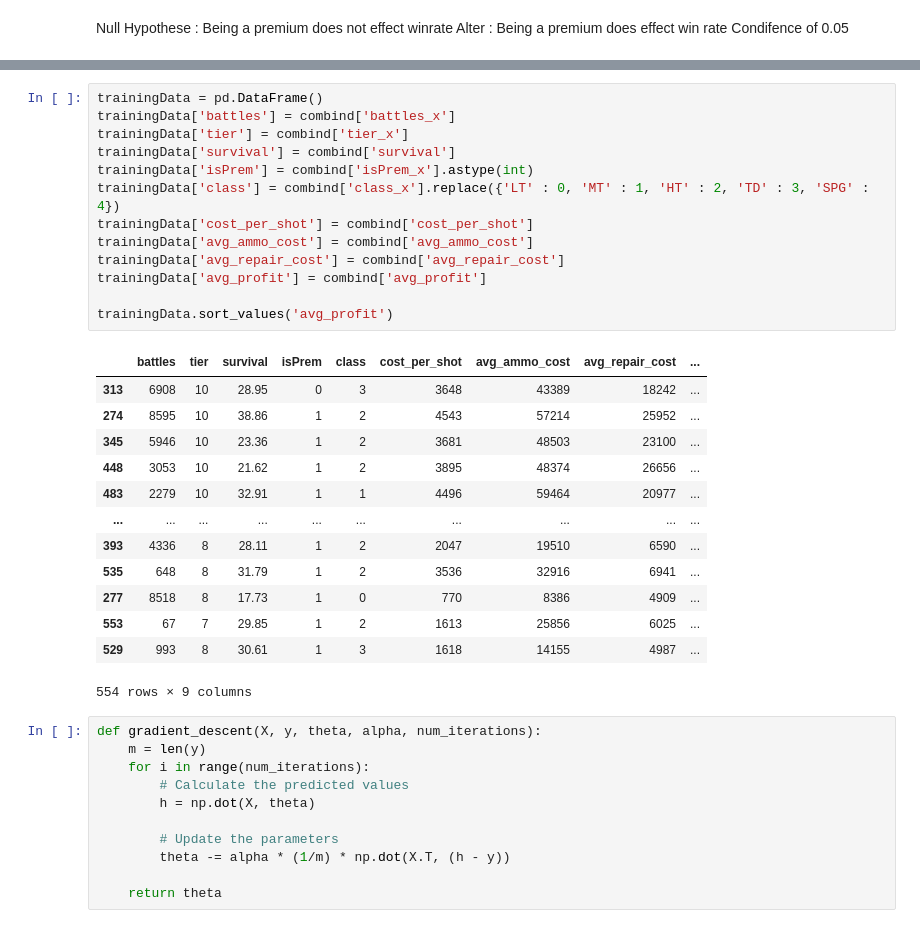
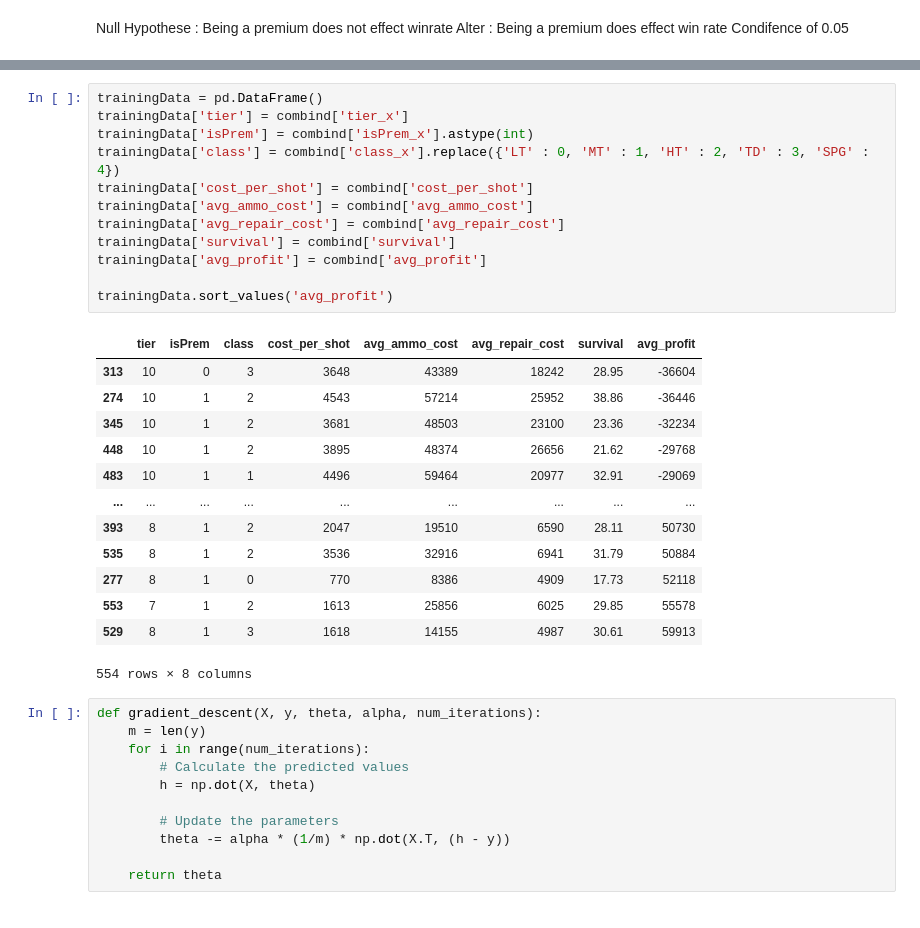
Before and after one commit to jeffreyLyngdoh/Final-Tutorial-World-of-Tank-deep-dive, a Jupyter notebook: final.ipynb, the cells around one changed output, grey strips where cells are left out. Saved outputs shown, nothing was run; the diff lists cells and outputs as text.

```diff
--- a/final.ipynb
+++ b/final.ipynb
@@ -356,30 +368,29 @@ array(['MT', 'TD', 'LT', 'HT', 'SPG'], dtype=object)
 # %%
 trainingData = pd.DataFrame()
-trainingData['battles'] = combind['battles_x']
 trainingData['tier'] = combind['tier_x']
-trainingData['survival'] = combind['survival']
 trainingData['isPrem'] = combind['isPrem_x'].astype(int)
 trainingData['class'] = combind['class_x'].replace({'LT' : 0, 'MT' : 1, 'HT' : 2, 'TD' : 3, 'SPG' : 4})
 trainingData['cost_per_shot'] = combind['cost_per_shot']
 trainingData['avg_ammo_cost'] = combind['avg_ammo_cost']
 trainingData['avg_repair_cost'] = combind['avg_repair_cost']
+trainingData['survival'] = combind['survival']
 trainingData['avg_profit'] = combind['avg_profit']
 
 trainingData.sort_values('avg_profit')
 # %% [output]
-|  | battles | tier | survival | isPrem | class | cost_per_shot | avg_ammo_cost | avg_repair_cost | ... |
-| 313 | 6908 | 10 | 28.95 | 0 | 3 | 3648 | 43389 | 18242 | ... |
-| 274 | 8595 | 10 | 38.86 | 1 | 2 | 4543 | 57214 | 25952 | ... |
-| 345 | 5946 | 10 | 23.36 | 1 | 2 | 3681 | 48503 | 23100 | ... |
-| 448 | 3053 | 10 | 21.62 | 1 | 2 | 3895 | 48374 | 26656 | ... |
-| 483 | 2279 | 10 | 32.91 | 1 | 1 | 4496 | 59464 | 20977 | ... |
-| ... | ... | ... | ... | ... | ... | ... | ... | ... | ... |
-| 393 | 4336 | 8 | 28.11 | 1 | 2 | 2047 | 19510 | 6590 | ... |
-| 535 | 648 | 8 | 31.79 | 1 | 2 | 3536 | 32916 | 6941 | ... |
-| 277 | 8518 | 8 | 17.73 | 1 | 0 | 770 | 8386 | 4909 | ... |
-| 553 | 67 | 7 | 29.85 | 1 | 2 | 1613 | 25856 | 6025 | ... |
-| 529 | 993 | 8 | 30.61 | 1 | 3 | 1618 | 14155 | 4987 | ... |
+|  | tier | isPrem | class | cost_per_shot | avg_ammo_cost | avg_repair_cost | survival | avg_profit |
+| 313 | 10 | 0 | 3 | 3648 | 43389 | 18242 | 28.95 | -36604 |
+| 274 | 10 | 1 | 2 | 4543 | 57214 | 25952 | 38.86 | -36446 |
+| 345 | 10 | 1 | 2 | 3681 | 48503 | 23100 | 23.36 | -32234 |
+| 448 | 10 | 1 | 2 | 3895 | 48374 | 26656 | 21.62 | -29768 |
+| 483 | 10 | 1 | 1 | 4496 | 59464 | 20977 | 32.91 | -29069 |
+| ... | ... | ... | ... | ... | ... | ... | ... | ... |
+| 393 | 8 | 1 | 2 | 2047 | 19510 | 6590 | 28.11 | 50730 |
+| 535 | 8 | 1 | 2 | 3536 | 32916 | 6941 | 31.79 | 50884 |
+| 277 | 8 | 1 | 0 | 770 | 8386 | 4909 | 17.73 | 52118 |
+| 553 | 7 | 1 | 2 | 1613 | 25856 | 6025 | 29.85 | 55578 |
+| 529 | 8 | 1 | 3 | 1618 | 14155 | 4987 | 30.61 | 59913 |
-554 rows × 9 columns
+554 rows × 8 columns
 # %%
 def gradient_descent(X, y, theta, alpha, num_iterations):
     m = len(y)
```
Also changed, not shown: parts of 13 cells of this notebook, 1 other file.
